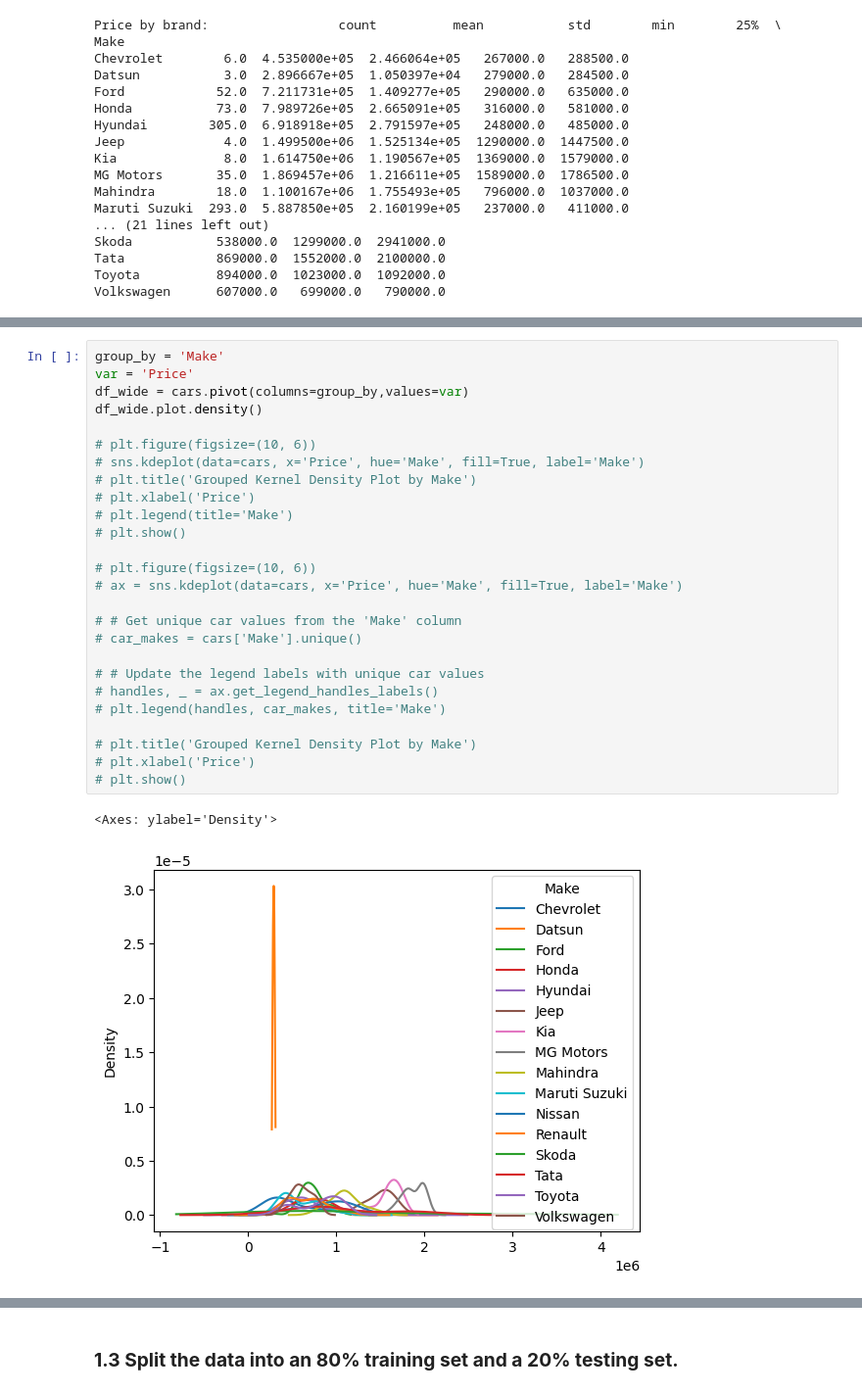
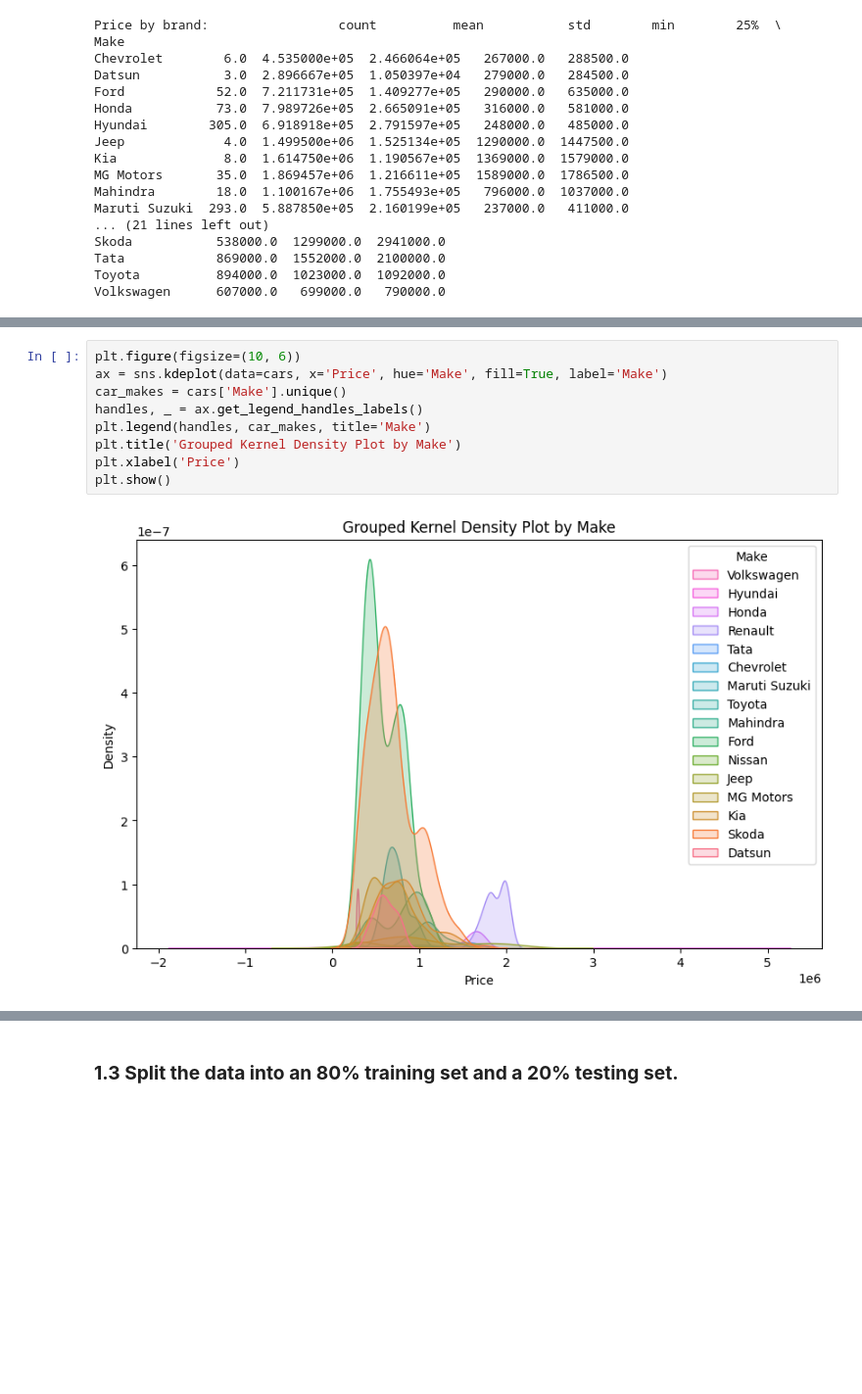
Before and after one commit to tu-yendang/assignment4, a Jupyter notebook: Tu_Yen_Dang_(frk3nx)_assignment4.ipynb, the cells around one changed output, grey strips where cells are left out. Shown: that part at 98% size. Drawn from its saved outputs; the diff is of its cells as text; blank space fills up the shorter version.

```diff
--- a/Tu_Yen_Dang_(frk3nx)_assignment4.ipynb
+++ b/Tu_Yen_Dang_(frk3nx)_assignment4.ipynb
@@ -148,32 +146,14 @@ plt.show()
-# %%
-group_by = 'Make'
-var = 'Price'
-df_wide = cars.pivot(columns=group_by,values=var)
-df_wide.plot.density()
-
-# plt.figure(figsize=(10, 6))
-# sns.kdeplot(data=cars, x='Price', hue='Make', fill=True, label='Make')
-# plt.title('Grouped Kernel Density Plot by Make')
-# plt.xlabel('Price')
-# plt.legend(title='Make')
-# plt.show()
-
-# plt.figure(figsize=(10, 6))
-# ax = sns.kdeplot(data=cars, x='Price', hue='Make', fill=True, label='Make')
-
-# # Get unique car values from the 'Make' column
-# car_makes = cars['Make'].unique()
-
-# # Update the legend labels with unique car values
-# handles, _ = ax.get_legend_handles_labels()
-# plt.legend(handles, car_makes, title='Make')
-
-# plt.title('Grouped Kernel Density Plot by Make')
-# plt.xlabel('Price')
-# plt.show()
-# %% [output]
-<Axes: ylabel='Density'>
-[figure, removed]
+# %%
+plt.figure(figsize=(10, 6))
+ax = sns.kdeplot(data=cars, x='Price', hue='Make', fill=True, label='Make')
+car_makes = cars['Make'].unique()
+handles, _ = ax.get_legend_handles_labels()
+plt.legend(handles, car_makes, title='Make')
+plt.title('Grouped Kernel Density Plot by Make')
+plt.xlabel('Price')
+plt.show()
+# %% [output]
+[figure, added]
 # %% [markdown]
 ### Which car brands are the most expensive? What do prices look like in general?
 
```
Also changed, not shown: parts of 6 cells of this notebook.
